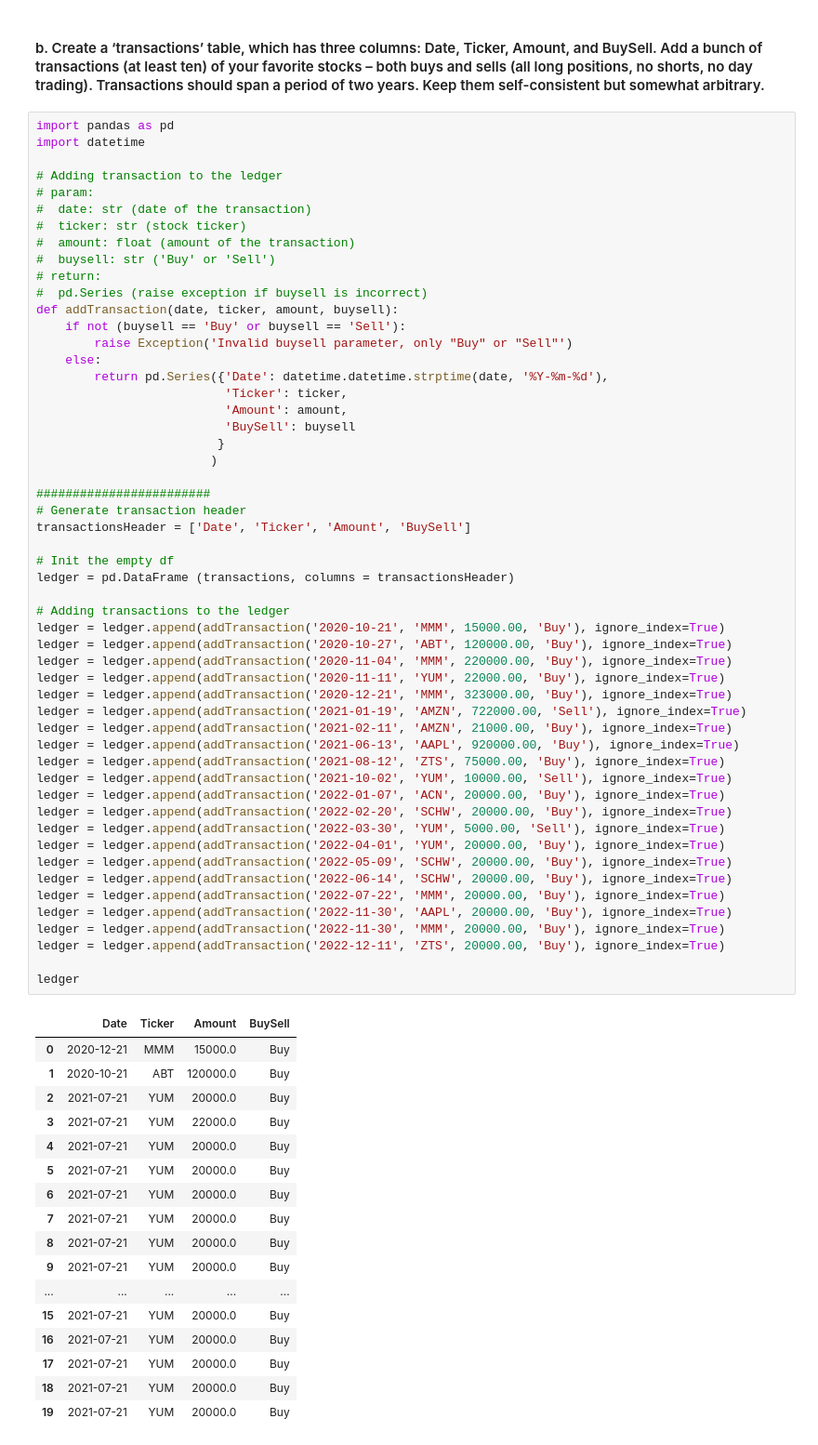
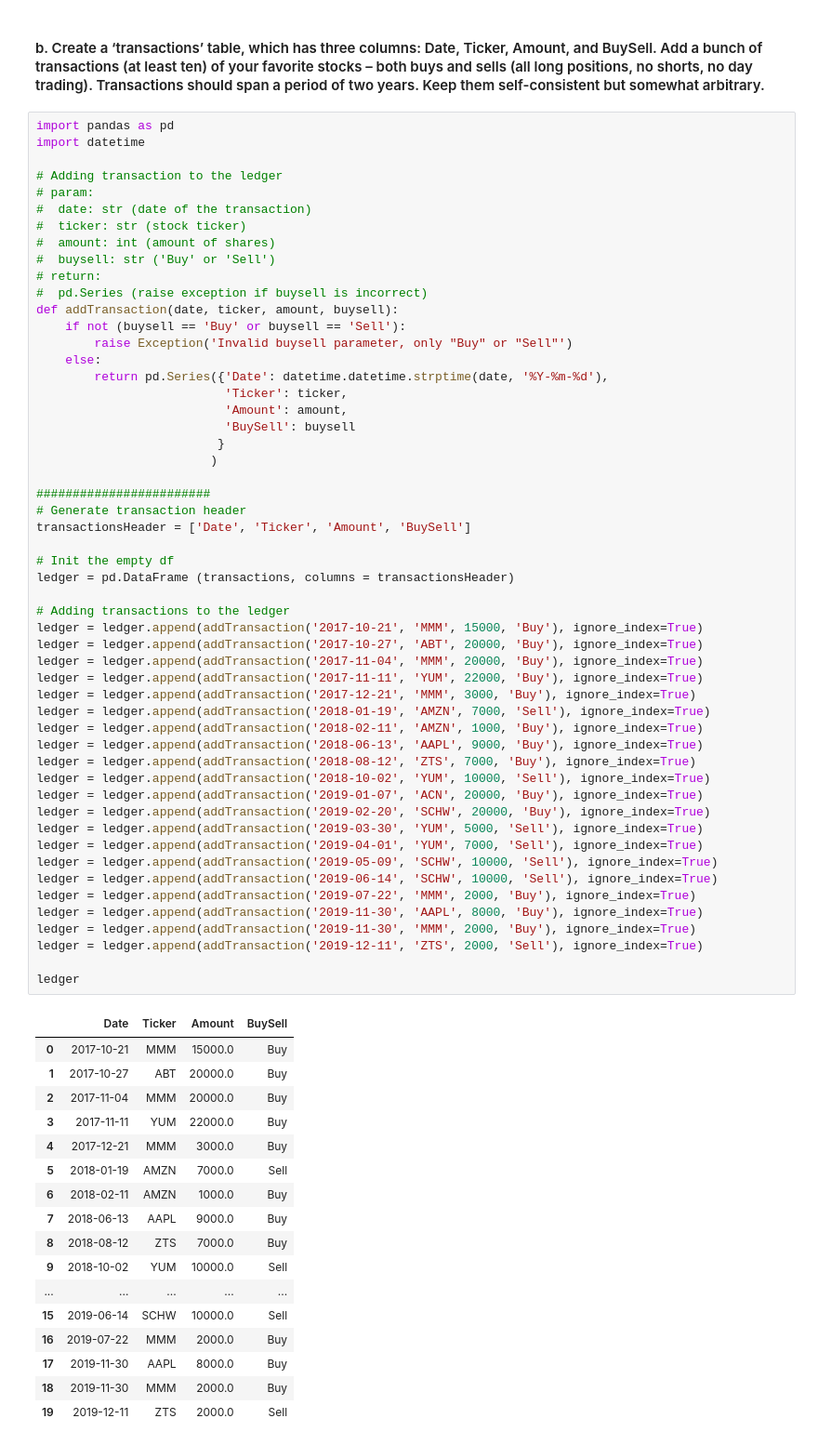
Before and after one commit to jeffsnguyen/Python, a Jupyter notebook: Level_8/Homework/8_2_7.ipynb, the cells around one changed output. Shown at 93% size. Saved outputs shown, nothing was run; the diff lists cells and outputs as text.

```diff
--- a/Level_8/Homework/8_2_7.ipynb
+++ b/Level_8/Homework/8_2_7.ipynb
@@ -55,67 +59,67 @@ import datetime
 # Adding transaction to the ledger
 # param:
 #  date: str (date of the transaction)
 #  ticker: str (stock ticker)
-#  amount: float (amount of the transaction)
+#  amount: int (amount of shares)
 #  buysell: str ('Buy' or 'Sell')
 # return:
 #  pd.Series (raise exception if buysell is incorrect)
 def addTransaction(date, ticker, amount, buysell):
     if not (buysell == 'Buy' or buysell == 'Sell'):
         raise Exception('Invalid buysell parameter, only "Buy" or "Sell"')
     else:
         return pd.Series({'Date': datetime.datetime.strptime(date, '%Y-%m-%d'),
                           'Ticker': ticker,
                           'Amount': amount,
                           'BuySell': buysell
                          }
                         )
 
 ########################
 # Generate transaction header
 transactionsHeader = ['Date', 'Ticker', 'Amount', 'BuySell']
 
 # Init the empty df
 ledger = pd.DataFrame (transactions, columns = transactionsHeader)
 
 # Adding transactions to the ledger
-ledger = ledger.append(addTransaction('2020-10-21', 'MMM', 15000.00, 'Buy'), ignore_index=True)
-ledger = ledger.append(addTransaction('2020-10-27', 'ABT', 120000.00, 'Buy'), ignore_index=True)
-ledger = ledger.append(addTransaction('2020-11-04', 'MMM', 220000.00, 'Buy'), ignore_index=True)
-ledger = ledger.append(addTransaction('2020-11-11', 'YUM', 22000.00, 'Buy'), ignore_index=True)
-ledger = ledger.append(addTransaction('2020-12-21', 'MMM', 323000.00, 'Buy'), ignore_index=True)
-ledger = ledger.append(addTransaction('2021-01-19', 'AMZN', 722000.00, 'Sell'), ignore_index=True)
-ledger = ledger.append(addTransaction('2021-02-11', 'AMZN', 21000.00, 'Buy'), ignore_index=True)
-ledger = ledger.append(addTransaction('2021-06-13', 'AAPL', 920000.00, 'Buy'), ignore_index=True)
-ledger = ledger.append(addTransaction('2021-08-12', 'ZTS', 75000.00, 'Buy'), ignore_index=True)
-ledger = ledger.append(addTransaction('2021-10-02', 'YUM', 10000.00, 'Sell'), ignore_index=True)
-ledger = ledger.append(addTransaction('2022-01-07', 'ACN', 20000.00, 'Buy'), ignore_index=True)
-ledger = ledger.append(addTransaction('2022-02-20', 'SCHW', 20000.00, 'Buy'), ignore_index=True)
-ledger = ledger.append(addTransaction('2022-03-30', 'YUM', 5000.00, 'Sell'), ignore_index=True)
-ledger = ledger.append(addTransaction('2022-04-01', 'YUM', 20000.00, 'Buy'), ignore_index=True)
-ledger = ledger.append(addTransaction('2022-05-09', 'SCHW', 20000.00, 'Buy'), ignore_index=True)
-ledger = ledger.append(addTransaction('2022-06-14', 'SCHW', 20000.00, 'Buy'), ignore_index=True)
-ledger = ledger.append(addTransaction('2022-07-22', 'MMM', 20000.00, 'Buy'), ignore_index=True)
-ledger = ledger.append(addTransaction('2022-11-30', 'AAPL', 20000.00, 'Buy'), ignore_index=True)
-ledger = ledger.append(addTransaction('2022-11-30', 'MMM', 20000.00, 'Buy'), ignore_index=True)
-ledger = ledger.append(addTransaction('2022-12-11', 'ZTS', 20000.00, 'Buy'), ignore_index=True)
+ledger = ledger.append(addTransaction('2017-10-21', 'MMM', 15000, 'Buy'), ignore_index=True)
+ledger = ledger.append(addTransaction('2017-10-27', 'ABT', 20000, 'Buy'), ignore_index=True)
+ledger = ledger.append(addTransaction('2017-11-04', 'MMM', 20000, 'Buy'), ignore_index=True)
+ledger = ledger.append(addTransaction('2017-11-11', 'YUM', 22000, 'Buy'), ignore_index=True)
+ledger = ledger.append(addTransaction('2017-12-21', 'MMM', 3000, 'Buy'), ignore_index=True)
+ledger = ledger.append(addTransaction('2018-01-19', 'AMZN', 7000, 'Sell'), ignore_index=True)
+ledger = ledger.append(addTransaction('2018-02-11', 'AMZN', 1000, 'Buy'), ignore_index=True)
+ledger = ledger.append(addTransaction('2018-06-13', 'AAPL', 9000, 'Buy'), ignore_index=True)
+ledger = ledger.append(addTransaction('2018-08-12', 'ZTS', 7000, 'Buy'), ignore_index=True)
+ledger = ledger.append(addTransaction('2018-10-02', 'YUM', 10000, 'Sell'), ignore_index=True)
+ledger = ledger.append(addTransaction('2019-01-07', 'ACN', 20000, 'Buy'), ignore_index=True)
+ledger = ledger.append(addTransaction('2019-02-20', 'SCHW', 20000, 'Buy'), ignore_index=True)
+ledger = ledger.append(addTransaction('2019-03-30', 'YUM', 5000, 'Sell'), ignore_index=True)
+ledger = ledger.append(addTransaction('2019-04-01', 'YUM', 7000, 'Sell'), ignore_index=True)
+ledger = ledger.append(addTransaction('2019-05-09', 'SCHW', 10000, 'Sell'), ignore_index=True)
+ledger = ledger.append(addTransaction('2019-06-14', 'SCHW', 10000, 'Sell'), ignore_index=True)
+ledger = ledger.append(addTransaction('2019-07-22', 'MMM', 2000, 'Buy'), ignore_index=True)
+ledger = ledger.append(addTransaction('2019-11-30', 'AAPL', 8000, 'Buy'), ignore_index=True)
+ledger = ledger.append(addTransaction('2019-11-30', 'MMM', 2000, 'Buy'), ignore_index=True)
+ledger = ledger.append(addTransaction('2019-12-11', 'ZTS', 2000, 'Sell'), ignore_index=True)
 
 ledger
 # %% [output]
 |  | Date | Ticker | Amount | BuySell |
-| 0 | 2020-12-21 | MMM | 15000.0 | Buy |
-| 1 | 2020-10-21 | ABT | 120000.0 | Buy |
-| 2 | 2021-07-21 | YUM | 20000.0 | Buy |
-| 3 | 2021-07-21 | YUM | 22000.0 | Buy |
-| 4 | 2021-07-21 | YUM | 20000.0 | Buy |
-| 5 | 2021-07-21 | YUM | 20000.0 | Buy |
-| 6 | 2021-07-21 | YUM | 20000.0 | Buy |
-| 7 | 2021-07-21 | YUM | 20000.0 | Buy |
-| 8 | 2021-07-21 | YUM | 20000.0 | Buy |
-| 9 | 2021-07-21 | YUM | 20000.0 | Buy |
+| 0 | 2017-10-21 | MMM | 15000.0 | Buy |
+| 1 | 2017-10-27 | ABT | 20000.0 | Buy |
+| 2 | 2017-11-04 | MMM | 20000.0 | Buy |
+| 3 | 2017-11-11 | YUM | 22000.0 | Buy |
+| 4 | 2017-12-21 | MMM | 3000.0 | Buy |
+| 5 | 2018-01-19 | AMZN | 7000.0 | Sell |
+| 6 | 2018-02-11 | AMZN | 1000.0 | Buy |
+| 7 | 2018-06-13 | AAPL | 9000.0 | Buy |
+| 8 | 2018-08-12 | ZTS | 7000.0 | Buy |
+| 9 | 2018-10-02 | YUM | 10000.0 | Sell |
 | ... | ... | ... | ... | ... |
-| 15 | 2021-07-21 | YUM | 20000.0 | Buy |
-| 16 | 2021-07-21 | YUM | 20000.0 | Buy |
-| 17 | 2021-07-21 | YUM | 20000.0 | Buy |
-| 18 | 2021-07-21 | YUM | 20000.0 | Buy |
-| 19 | 2021-07-21 | YUM | 20000.0 | Buy |
+| 15 | 2019-06-14 | SCHW | 10000.0 | Sell |
+| 16 | 2019-07-22 | MMM | 2000.0 | Buy |
+| 17 | 2019-11-30 | AAPL | 8000.0 | Buy |
+| 18 | 2019-11-30 | MMM | 2000.0 | Buy |
+| 19 | 2019-12-11 | ZTS | 2000.0 | Sell |
```
Also changed, not shown: parts of 7 cells of this notebook.
